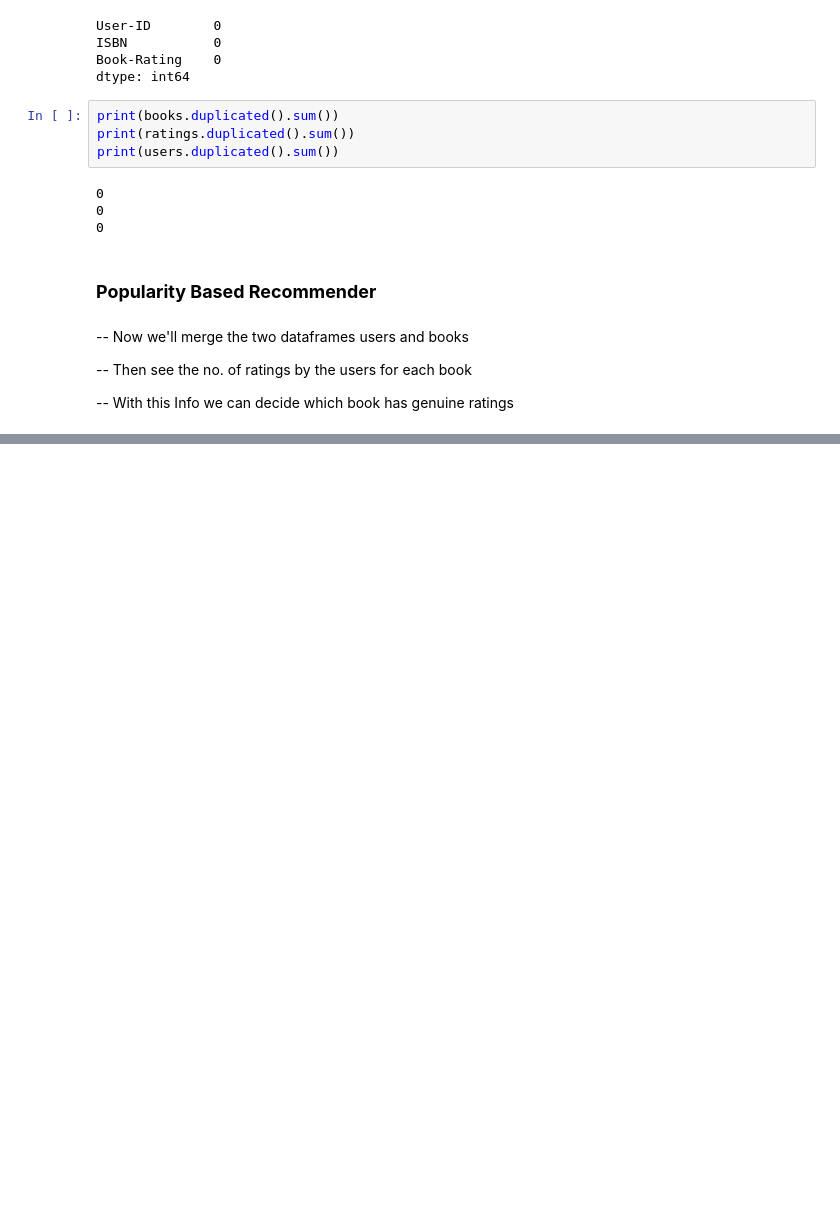
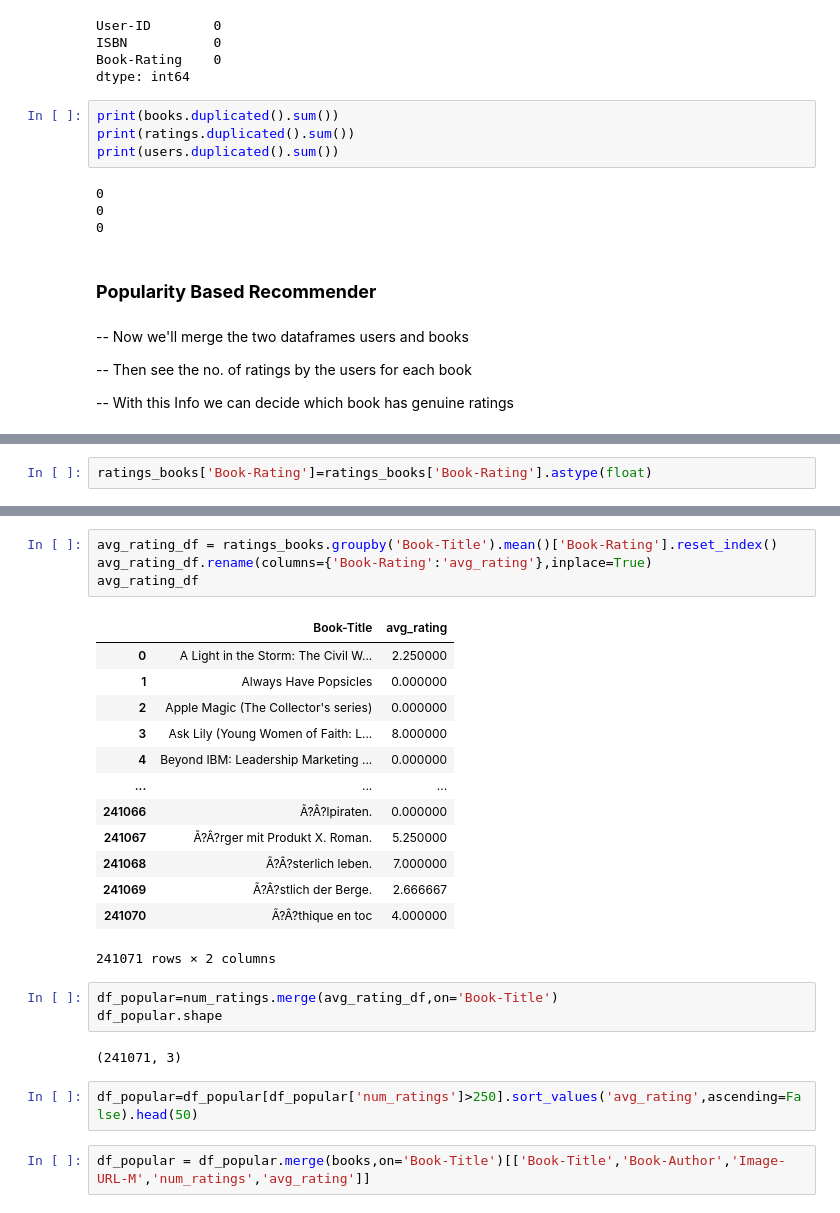
Before and after one commit to HarshvardhanPandey2003/Book_Recommender, a Jupyter notebook: main.ipynb, the cells around one changed output, grey strips where cells are left out. Saved outputs shown, nothing was run; the diff lists cells and outputs as text; blank space fills up the shorter version.

```diff
--- a/main.ipynb
+++ b/main.ipynb
@@ -75 +95,3 @@ ratings_books.head()
+# %%
+ratings_books['Book-Rating']=ratings_books['Book-Rating'].astype(float)
 # %%
@@ -90,0 +99,27 @@ ratings_books.groupby('Book-Title').count()['Book-Rating'].reset_index()
+# %%
+avg_rating_df = ratings_books.groupby('Book-Title').mean()['Book-Rating'].reset_index()
+avg_rating_df.rename(columns={'Book-Rating':'avg_rating'},inplace=True)
+avg_rating_df
+# %% [output]
+|  | Book-Title | avg_rating |
+| 0 | A Light in the Storm: The Civil W... | 2.250000 |
+| 1 | Always Have Popsicles | 0.000000 |
+| 2 | Apple Magic (The Collector's series) | 0.000000 |
+| 3 | Ask Lily (Young Women of Faith: L... | 8.000000 |
+| 4 | Beyond IBM: Leadership Marketing ... | 0.000000 |
+| ... | ... | ... |
+| 241066 | Ã?Â?lpiraten. | 0.000000 |
+| 241067 | Ã?Â?rger mit Produkt X. Roman. | 5.250000 |
+| 241068 | Ã?Â?sterlich leben. | 7.000000 |
+| 241069 | Ã?Â?stlich der Berge. | 2.666667 |
+| 241070 | Ã?Â?thique en toc | 4.000000 |
+241071 rows × 2 columns
+# %%
+df_popular=num_ratings.merge(avg_rating_df,on='Book-Title')
+df_popular.shape
+# %% [output]
+(241071, 3)
+# %%
+df_popular=df_popular[df_popular['num_ratings']>250].sort_values('avg_rating',ascending=False).head(50)
+# %%
+df_popular = df_popular.merge(books,on='Book-Title')[['Book-Title','Book-Author','Image-URL-M','num_ratings','avg_rating']]
```
Also changed, not shown: parts of 20 cells of this notebook.
